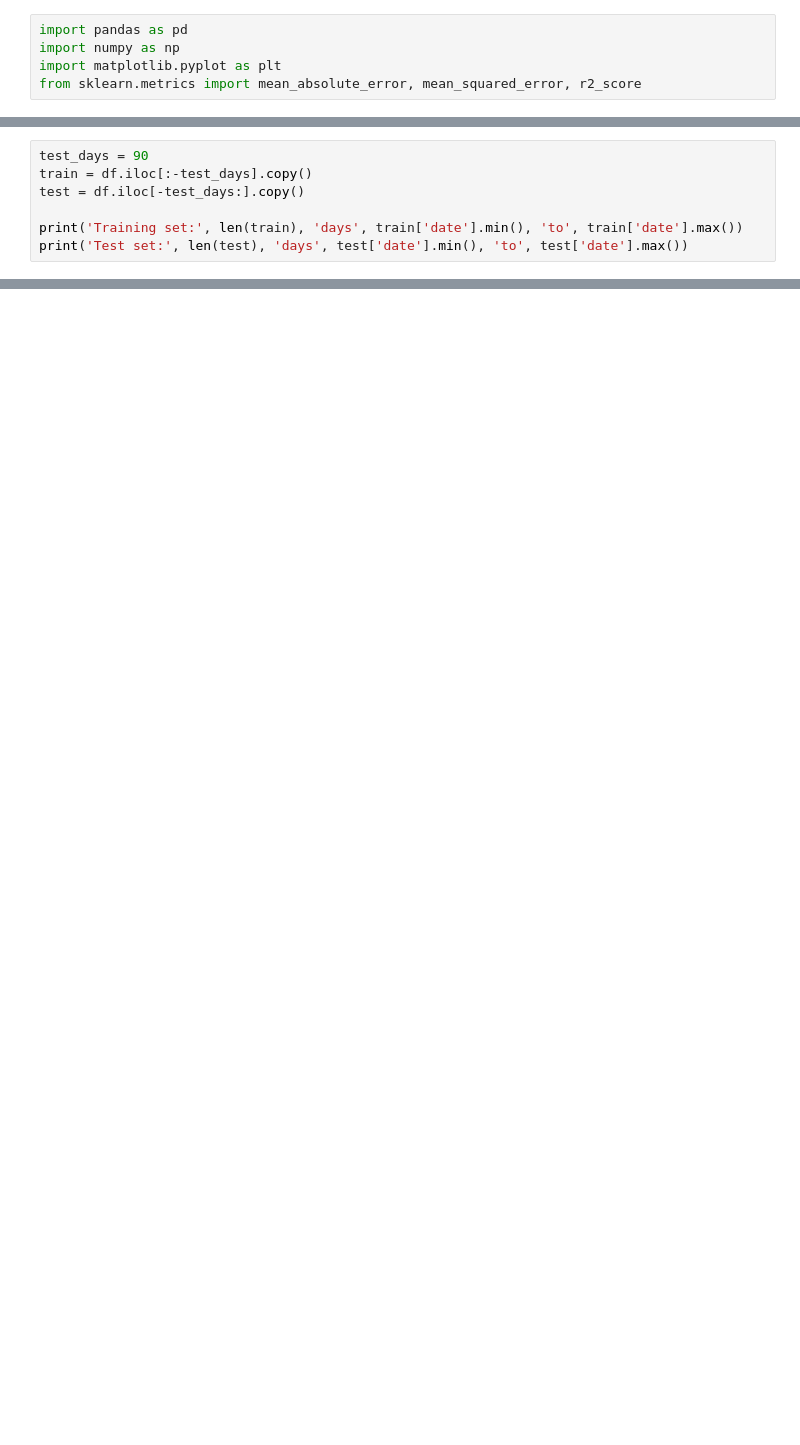
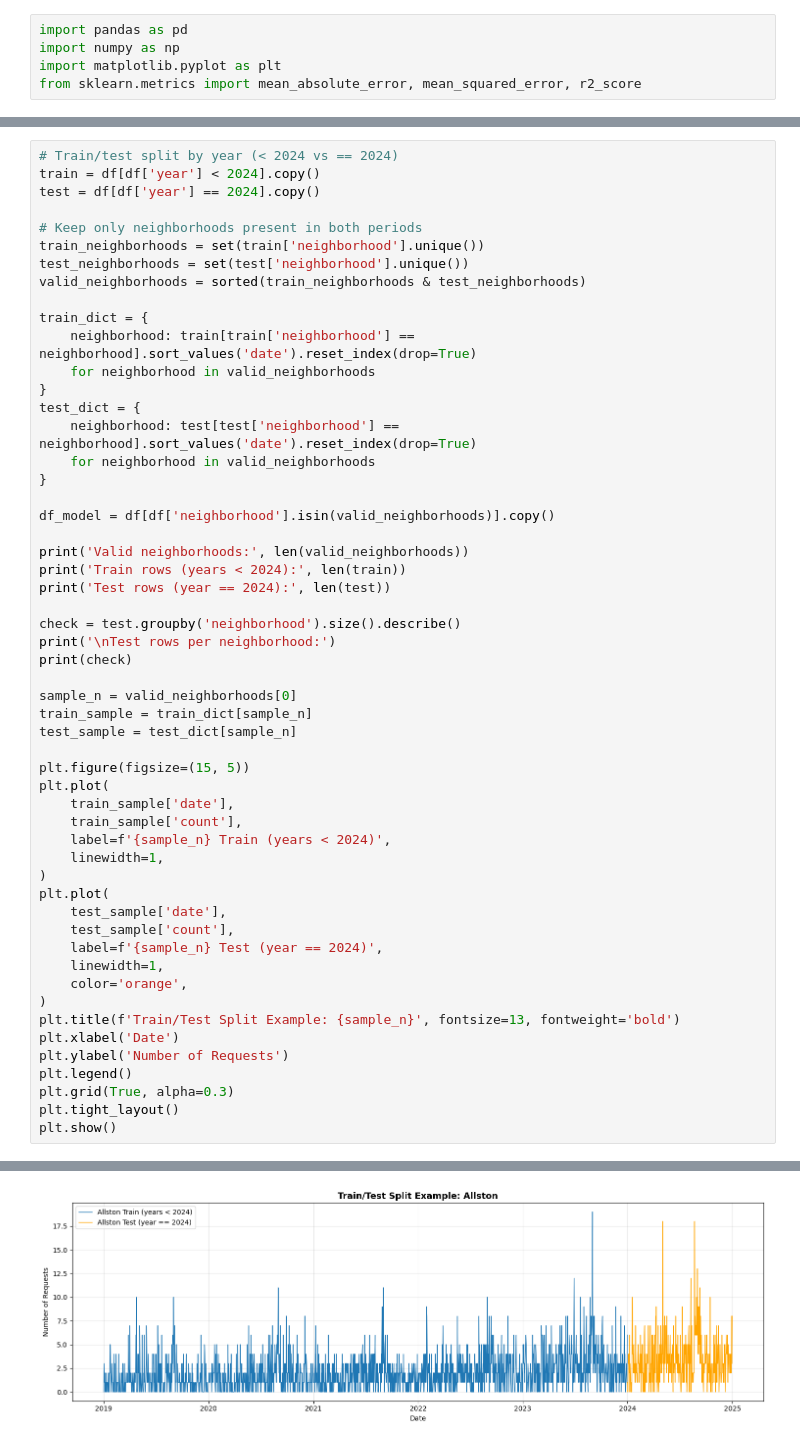
Before and after one commit to thealphacubicle/311-Service-Request-Modelling, a Jupyter notebook: notebooks/03_baseline_time_series.ipynb, the cells around one changed output, grey strips where cells are left out. Saved outputs shown, nothing was run; the diff lists cells and outputs as text; blank space fills up the shorter version.

```diff
--- a/notebooks/03_baseline_time_series.ipynb
+++ b/notebooks/03_baseline_time_series.ipynb
@@ -23,8 +46,55 @@ Date range: 2019-01-01 00:00:00 to 2024-12-31 00:00:00
 # %%
-test_days = 90
-train = df.iloc[:-test_days].copy()
-test = df.iloc[-test_days:].copy()
+# Train/test split by year (< 2024 vs == 2024)
+train = df[df['year'] < 2024].copy()
+test = df[df['year'] == 2024].copy()
 
-print('Training set:', len(train), 'days', train['date'].min(), 'to', train['date'].max())
-print('Test set:', len(test), 'days', test['date'].min(), 'to', test['date'].max())
+# Keep only neighborhoods present in both periods
+train_neighborhoods = set(train['neighborhood'].unique())
+test_neighborhoods = set(test['neighborhood'].unique())
+valid_neighborhoods = sorted(train_neighborhoods & test_neighborhoods)
+
+train_dict = {
+    neighborhood: train[train['neighborhood'] == neighborhood].sort_values('date').reset_index(drop=True)
+    for neighborhood in valid_neighborhoods
+}
+test_dict = {
+    neighborhood: test[test['neighborhood'] == neighborhood].sort_values('date').reset_index(drop=True)
+    for neighborhood in valid_neighborhoods
+}
+
+df_model = df[df['neighborhood'].isin(valid_neighborhoods)].copy()
+
+print('Valid neighborhoods:', len(valid_neighborhoods))
+print('Train rows (years < 2024):', len(train))
+print('Test rows (year == 2024):', len(test))
+
+check = test.groupby('neighborhood').size().describe()
+print('\nTest rows per neighborhood:')
+print(check)
+
+sample_n = valid_neighborhoods[0]
+train_sample = train_dict[sample_n]
+test_sample = test_dict[sample_n]
+
+plt.figure(figsize=(15, 5))
+plt.plot(
+    train_sample['date'],
+    train_sample['count'],
+    label=f'{sample_n} Train (years < 2024)',
+    linewidth=1,
+)
+plt.plot(
+    test_sample['date'],
+    test_sample['count'],
+    label=f'{sample_n} Test (year == 2024)',
+    linewidth=1,
+    color='orange',
+)
+plt.title(f'Train/Test Split Example: {sample_n}', fontsize=13, fontweight='bold')
+plt.xlabel('Date')
+plt.ylabel('Number of Requests')
+plt.legend()
+plt.grid(True, alpha=0.3)
+plt.tight_layout()
+plt.show()
 # %% [output]
@@ -33 +115,2 @@ Test set: 90 days 2024-10-03 00:00:00 to 2024-12-31 00:00:00
+[figure, added]
 # %%
```
Also changed, not shown: parts of 5 cells of this notebook, 1 other file.
